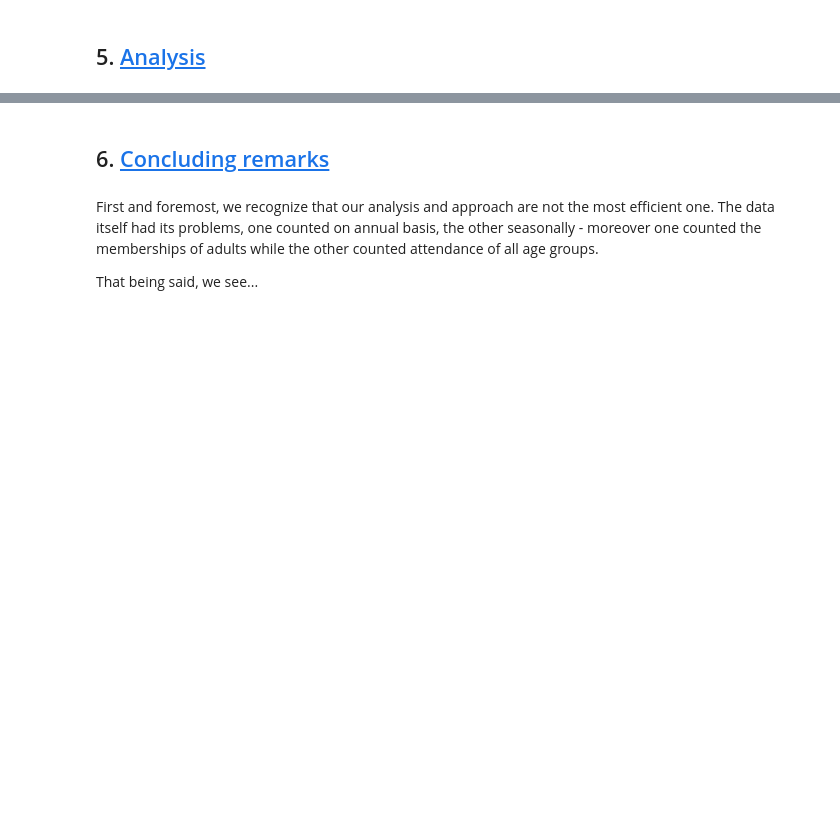
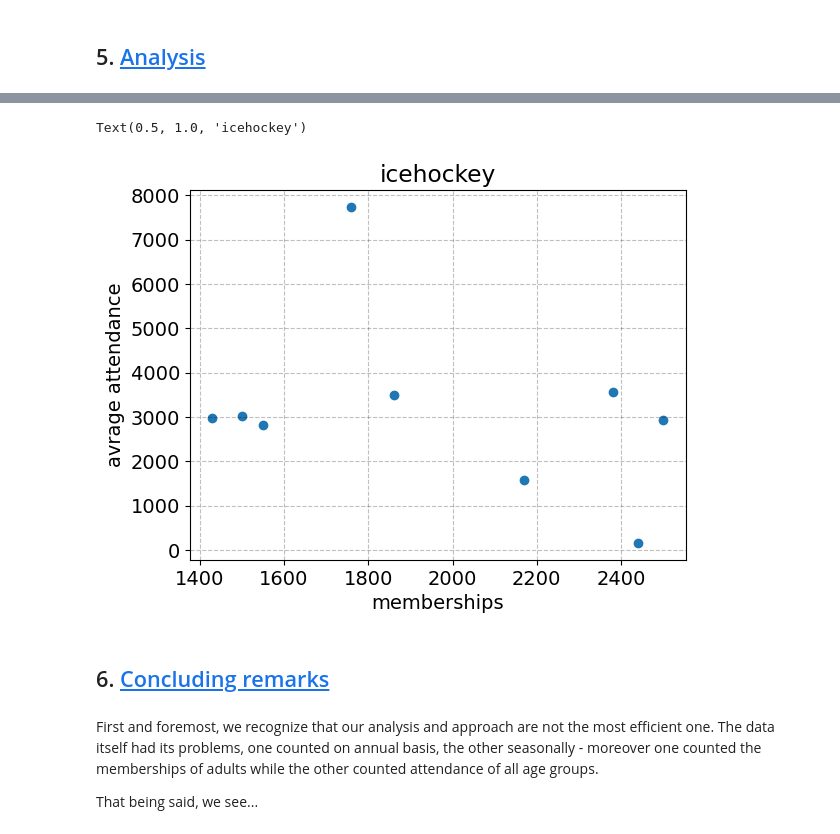
Before and after one commit to NumEconCopenhagen/projects-2024-Simon-C-og-Jens-H, a Jupyter notebook: dataproject/dataproject.ipynb, the cells around one changed output, grey strips where cells are left out. Cells and saved outputs as stored; diff of their text form; code cells hidden in the pictures; blank space fills up the shorter version.

```diff
--- a/dataproject/dataproject.ipynb
+++ b/dataproject/dataproject.ipynb
@@ -599,3 +696,11 @@ merged
+# %%
+plt.scatter(icehockey_data['sport_'],icehockey_data['icehockey_overall_attend'])
+plt.xlabel('memberships')
+plt.ylabel('avrage attendance')
+plt.title('icehockey')
+# %% [output]
+Text(0.5, 1.0, 'icehockey')
+[figure, added]
 # %% [markdown]
 ## 6. <a id='toc6_'></a>[Concluding remarks](#toc6_)
 # %% [markdown]
```
Also changed, not shown: parts of 11 cells of this notebook.
